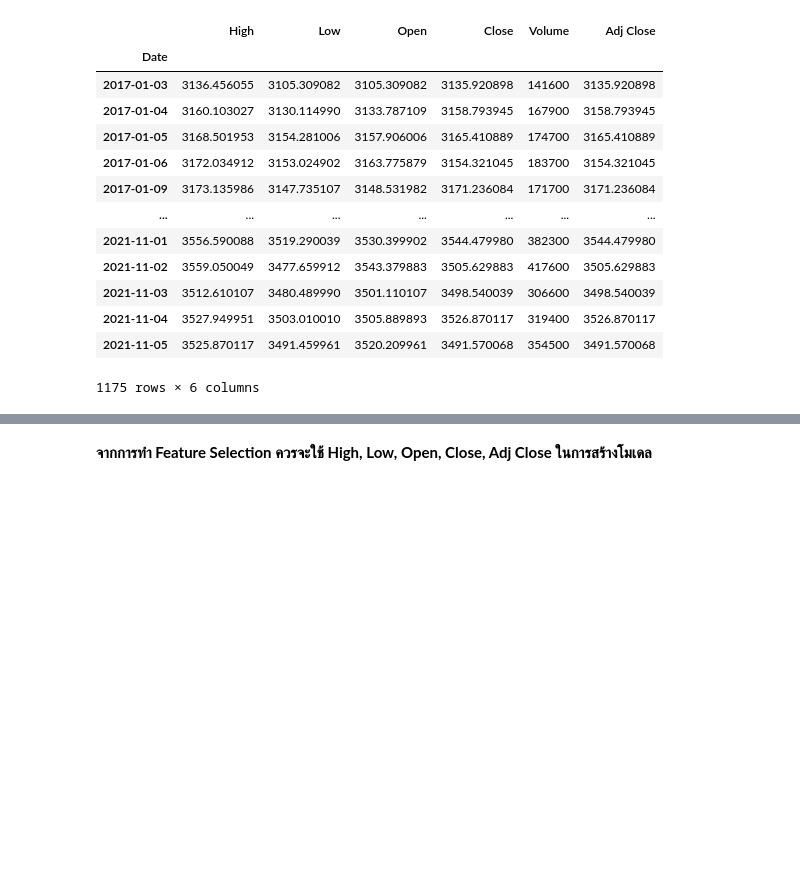
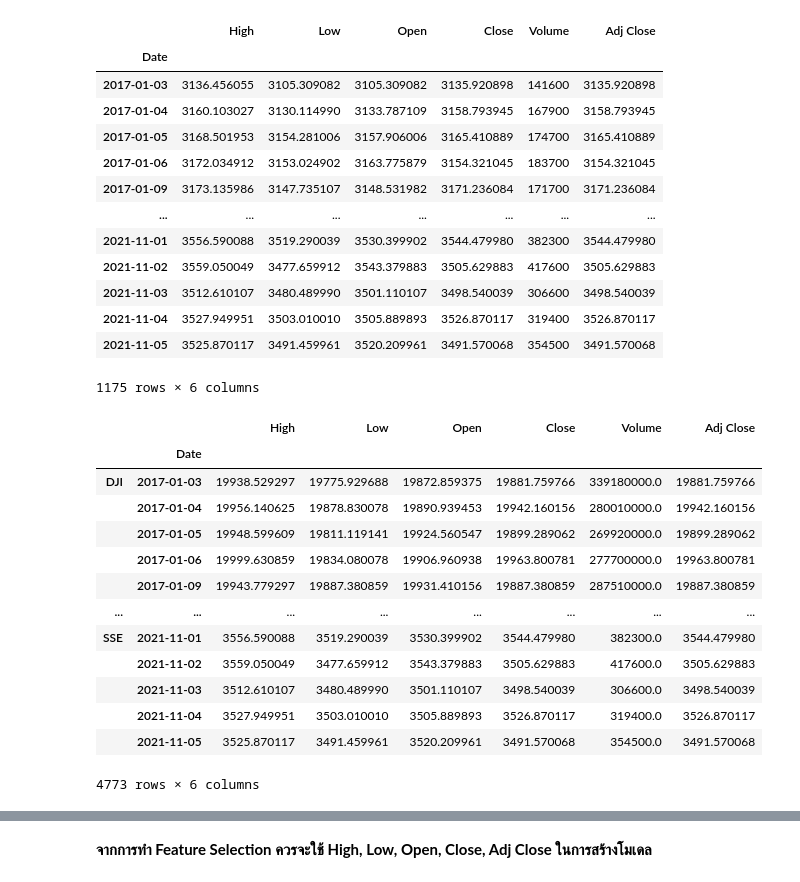
Before and after one commit to pro10150/stock-prediction, a Jupyter notebook: stock-prediction.ipynb, the cells around one changed output, grey strips where cells are left out. Drawn from its saved outputs; the diff is of its cells as text; code cells hidden in the pictures; blank space fills up the shorter version.

```diff
--- a/stock-prediction.ipynb
+++ b/stock-prediction.ipynb
@@ -77,6 +117,24 @@ ftse
 | 2021-11-04 | 3527.949951 | 3503.010010 | 3505.889893 | 3526.870117 | 319400 | 3526.870117 |
 | 2021-11-05 | 3525.870117 | 3491.459961 | 3520.209961 | 3491.570068 | 354500 | 3491.570068 |
 1175 rows × 6 columns
+# %%
+df = pd.concat([dji,n225,hsi,sse], keys=['DJI','N225','HSI','SSE'])
+df
+# %% [output]
+|  |  | High | Low | Open | Close | Volume | Adj Close |
+|  | Date |  |  |  |  |  |  |
+| DJI | 2017-01-03 | 19938.529297 | 19775.929688 | 19872.859375 | 19881.759766 | 339180000.0 | 19881.759766 |
+|  | 2017-01-04 | 19956.140625 | 19878.830078 | 19890.939453 | 19942.160156 | 280010000.0 | 19942.160156 |
+|  | 2017-01-05 | 19948.599609 | 19811.119141 | 19924.560547 | 19899.289062 | 269920000.0 | 19899.289062 |
+|  | 2017-01-06 | 19999.630859 | 19834.080078 | 19906.960938 | 19963.800781 | 277700000.0 | 19963.800781 |
+|  | 2017-01-09 | 19943.779297 | 19887.380859 | 19931.410156 | 19887.380859 | 287510000.0 | 19887.380859 |
+| ... | ... | ... | ... | ... | ... | ... | ... |
+| SSE | 2021-11-01 | 3556.590088 | 3519.290039 | 3530.399902 | 3544.479980 | 382300.0 | 3544.479980 |
+|  | 2021-11-02 | 3559.050049 | 3477.659912 | 3543.379883 | 3505.629883 | 417600.0 | 3505.629883 |
+|  | 2021-11-03 | 3512.610107 | 3480.489990 | 3501.110107 | 3498.540039 | 306600.0 | 3498.540039 |
+|  | 2021-11-04 | 3527.949951 | 3503.010010 | 3505.889893 | 3526.870117 | 319400.0 | 3526.870117 |
+|  | 2021-11-05 | 3525.870117 | 3491.459961 | 3520.209961 | 3491.570068 | 354500.0 | 3491.570068 |
+4773 rows × 6 columns
 # %%
 # Using Pearson Correlation
 plt.figure(figsize=(12,10))
```
Also changed, not shown: parts of 11 cells of this notebook.
